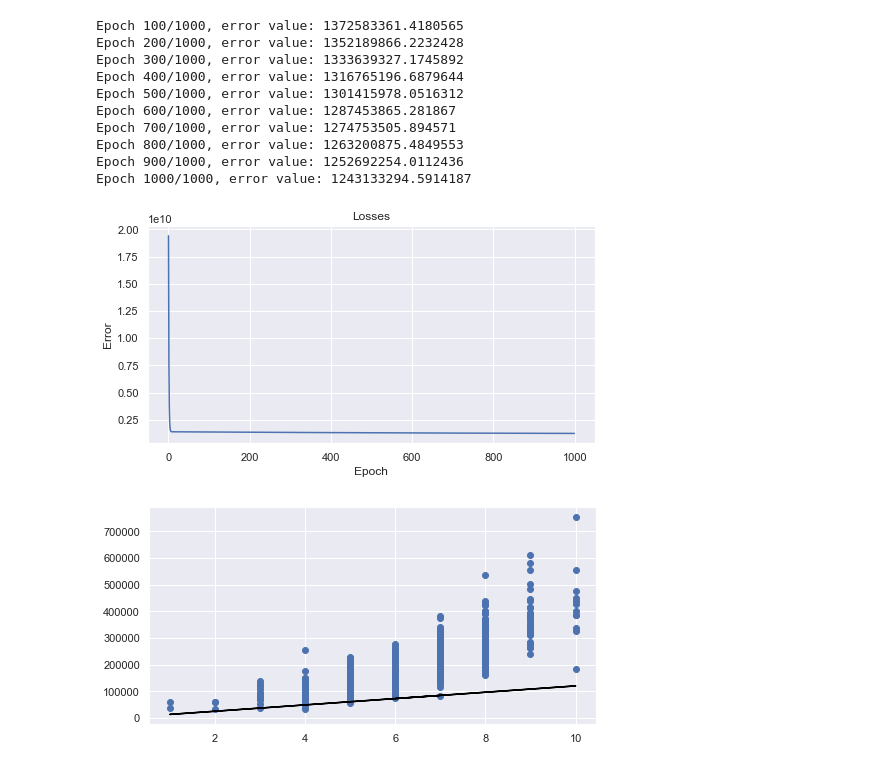
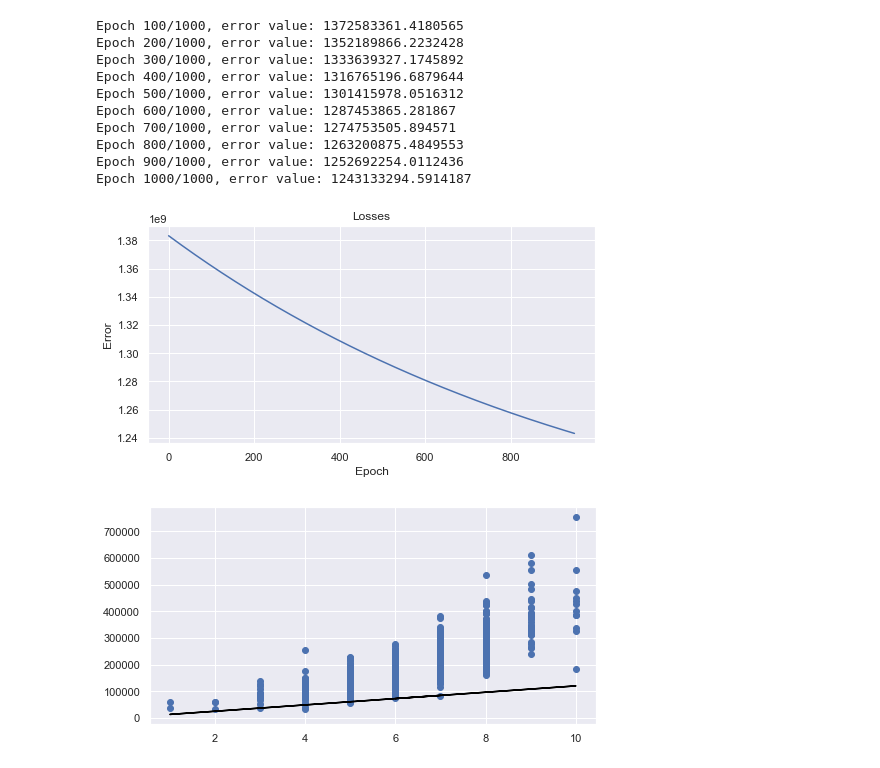
Before and after one commit to CarlosGarlem/Linear-Regression-Model, a Jupyter notebook: Linear Regression Model.ipynb, the cells around one changed output. Saved outputs shown, nothing was run; the diff lists cells and outputs as text; code cells hidden in the pictures.

Commit message:
Tunning error and labeling graphs

```diff
--- a/Linear Regression Model.ipynb
+++ b/Linear Regression Model.ipynb
@@ -135,7 +120,7 @@ def trainModel(X, Y, epochs = 100, print_error_every = 10, lr = 0.001):
     observations = np.hstack((X, np.ones_like(X)))
     errors = []
     model_params = dict()
-    parameters = np.zeros((2, 1)) #np.zeros((2,))
+    parameters = np.zeros((2, 1))
 
     for i in range(1, epochs + 1):
         #estimating values
@@ -146,7 +131,7 @@ def trainModel(X, Y, epochs = 100, print_error_every = 10, lr = 0.001):
         errors.append(error)
 
         #calculating gradients
-        gradients = np.mean(np.hstack(((yhat - Y),(yhat - Y))) * observations, axis = 0)[:, np.newaxis]
+        gradients = np.mean(np.hstack((yhat - Y, yhat - Y)) * observations, axis = 0)[:, np.newaxis]
         parameters = parameters - (lr * gradients)
         model_params[i] = parameters
 
@@ -195,9 +178,9 @@ Epoch 800/1000, error value: 1263200875.4849553
 Epoch 900/1000, error value: 1252692254.0112436
 Epoch 1000/1000, error value: 1243133294.5914187
 # %%
-plotError(errors_m1)
+plotError(errors_m1[50:])
 # %% [output]
-[figure, old version]
+[figure, new version]
 # %%
 visualizeModel(X1, Y, lm_m1, n = 200)
 # %% [output]
```
Also changed, not shown: parts of 11 cells of this notebook.
